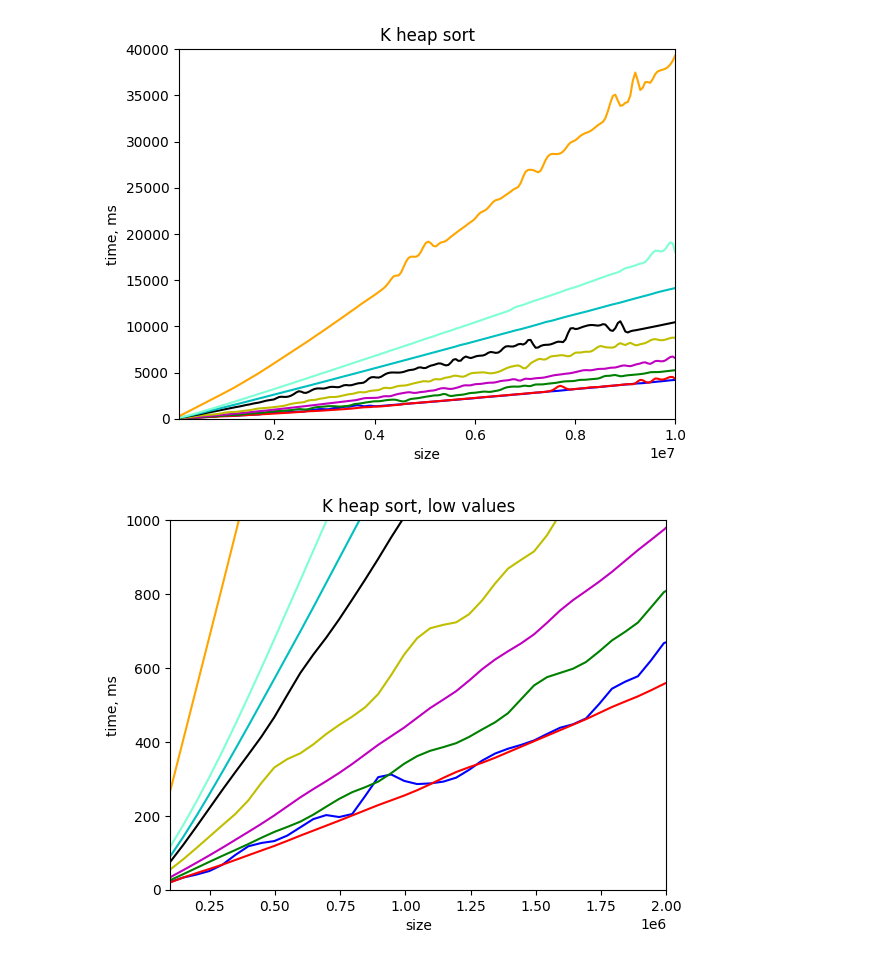
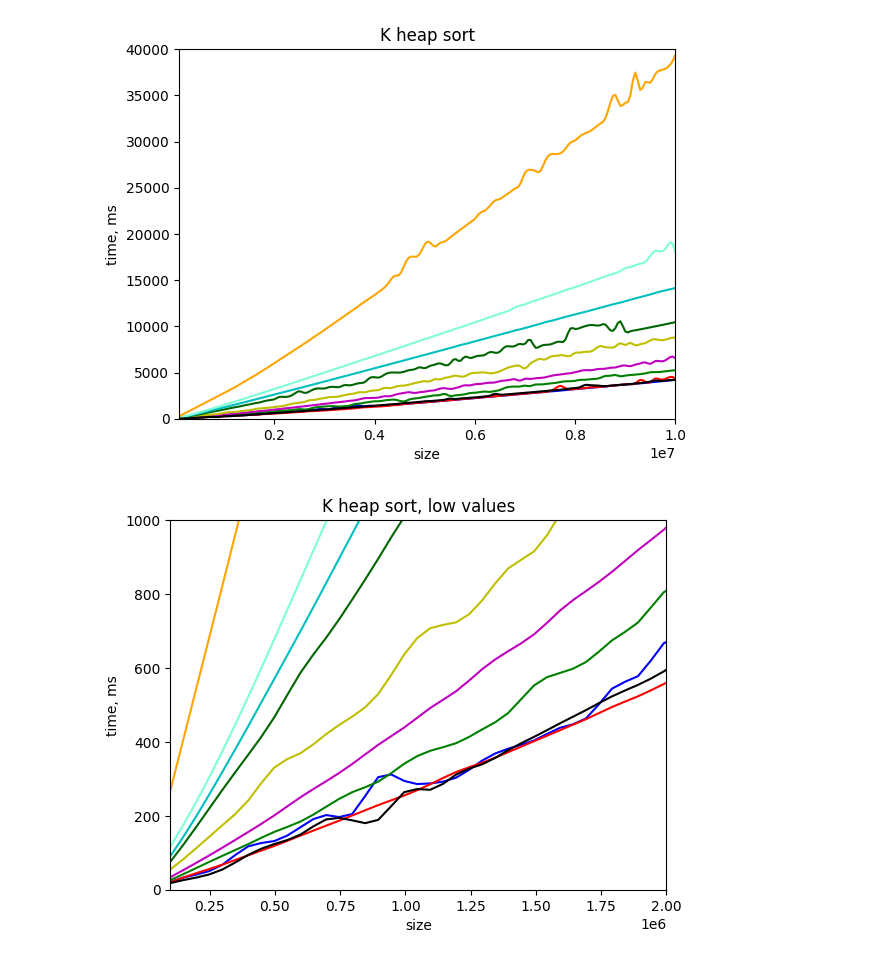
Before and after one commit to MishenkovDaniil/heap_sort_cmp, a Jupyter notebook: heap_sorts.ipynb, the cells around one changed output. Cells and saved outputs as stored; diff of their text form; code cells hidden in the pictures.

Commit message:
add binary heap on k heap graphics

```diff
--- a/heap_sorts.ipynb
+++ b/heap_sorts.ipynb
@@ -10,10 +10,11 @@ from scipy.interpolate import make_interp_spline, BSpline
 #k == 25   - green
 #k == 50   - magenta
 #k == 100  - yellow
-#k == 200  - black
+#k == 200  - darkgreen
 #k == 300  - skiey
 #k == 400  - aquamarine
 #k == 1000 - orange
+#k == 2    - black
 
 plt.axis([100000,10000000,0,5000])
 plt.title('Binary heap sort')
@@ -26,9 +27,9 @@ y = np.array ([18,33,55,95,124,150,191,187,191, 266,271,314,341,380,416,453,489,
 xnew = np.linspace (x. min (), x. max (), 200)
 
 spl = make_interp_spline (x, y, k = 3)
-y_smooth = spl (xnew)
+y_smooth_binary = spl (xnew)
 
-plt.plot (xnew, y_smooth)
+plt.plot (xnew, y_smooth_binary)
 plt.show()
 
 plt.axis([100000,10000000,0,40000])
@@ -73,36 +74,39 @@ y_smooth_300 = spl (xnew)
 spl = make_interp_spline (x, y_400, k = 3)
 y_smooth_400 = spl (xnew)
 
 spl = make_interp_spline (x, y_1000, k = 3)
 y_smooth_1000 = spl (xnew)
 
 
 plt.plot (xnew, y_smooth_5,  'b',
           xnew, y_smooth_10, 'r',
           xnew, y_smooth_25, 'g',
           xnew, y_smooth_50, 'm',
           xnew, y_smooth_100, 'y',
-          xnew, y_smooth_200, 'k',
+          xnew, y_smooth_200, 'darkgreen',
           xnew, y_smooth_300, 'c',
           xnew, y_smooth_400, 'aquamarine',
-          xnew, y_smooth_1000, 'orange')
+          xnew, y_smooth_1000, 'orange',
+          xnew, y_smooth_binary, 'k')
+
 plt.show()
 
 plt.axis([100000,2000000,0,1000])
 plt.title('K heap sort, low values')
 plt.xlabel('size')
 plt.ylabel('time, ms')
 plt.plot (xnew, y_smooth_5,  'b',
           xnew, y_smooth_10, 'r',
           xnew, y_smooth_25, 'g',
           xnew, y_smooth_50, 'm',
           xnew, y_smooth_100, 'y',
-          xnew, y_smooth_200, 'k',
+          xnew, y_smooth_200, 'darkgreen',
           xnew, y_smooth_300, 'c',
           xnew, y_smooth_400, 'aquamarine',
-          xnew, y_smooth_1000, 'orange')
+          xnew, y_smooth_1000, 'orange',
+          xnew, y_smooth_binary, 'k')
 plt.show()
 # %% [output]
 [figure]
-[figure, old version]
+[figure, new version]
-[figure, old version]
+[figure, new version]
```
